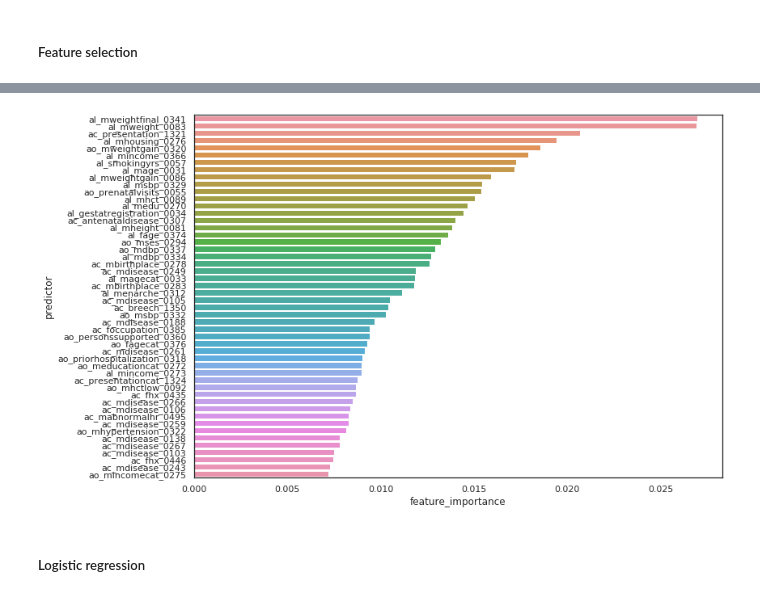
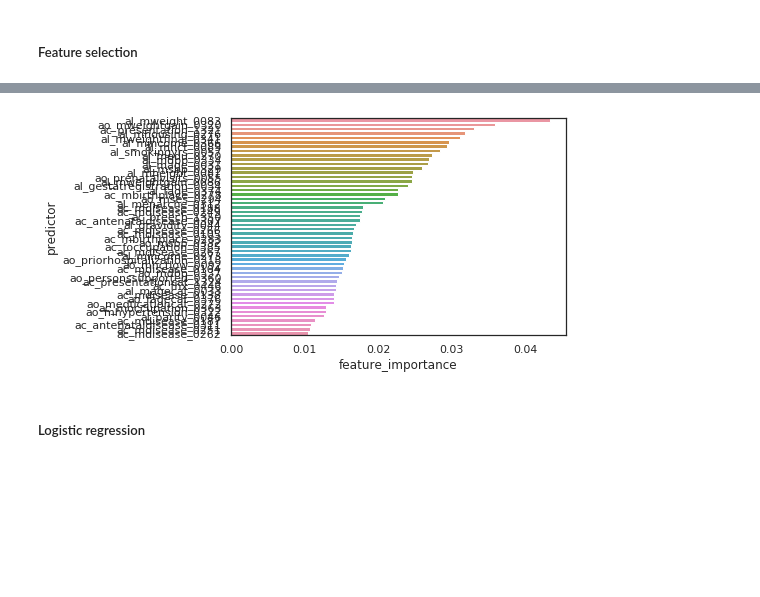
Before and after one commit to MRCIEU/hie-ml, a Jupyter notebook: HIE_ML.ipynb, the cells around one changed output, grey strips where cells are left out. Drawn from its saved outputs; the diff is of its cells as text; code cells hidden in the pictures; blank space fills up the shorter version.

```diff
--- a/HIE_ML.ipynb
+++ b/HIE_ML.ipynb
@@ -39,10 +45,10 @@ Successfully installed cachetools-3.1.1 gast-0.2.2 google-auth-1.7.0 google-auth
 def get_feature_importance(pred, out):
     # fit RF with all variables using five-fold CV
     clf = RandomForestClassifier(random_state=0, n_estimators=100)
-    scores = cross_val_score(clf, pred, out.values.ravel(), cv=5, scoring='roc_auc')
+    scores = cross_val_score(clf, pred.to_numpy(), out.to_numpy(), cv=5, scoring='roc_auc')
 
     # get feature importance measures
-    clf.fit(pred, out.values.ravel())
+    clf.fit(pred, out.to_numpy())
     fi = pd.DataFrame(data={'predictor' : pred.columns, 'feature_importance': clf.feature_importances_})
 
     return fi
@@ -86,22 +92,12 @@ def fit_nn(model, x_train, y_train, x_test, y_test):
     print("ROC AUC: {}\nBrier loss: {}".format(np.round(roc_auc, 3), np.round(brier_loss, 3)))
 
     return y_test_pred
-# %%
-def recursive_feature_elimination_rf(train_x, train_y, test_x, test_y):
-    clf = RandomForestClassifier(random_state=0, n_estimators=100)
-    rfecv = RFECV(estimator=clf, cv=5, scoring='roc_auc', n_jobs=24)
-    rfecv.fit(train_x, train_y.values.ravel())
-
-    print("Optimal number of features : %d" % rfecv.n_features_)
-
-    # Plot number of features VS. cross-validation scores
-    plt.figure()
-    plt.xlabel("Number of features selected")
-    plt.ylabel("Cross validation score (roc auc)")
-    plt.plot(range(1, len(rfecv.grid_scores_) + 1), rfecv.grid_scores_)
-    plt.show()
-
-    return train_x[train_x.columns[rfecv.support_]], train_y, test_x[train_x.columns[rfecv.support_]], test_y
+# %%
+def recursive_feature_elimination_rf(train_x, train_y, test_x, test_y):
+    estimator = RandomForestClassifier(random_state=0, n_estimators=100)
+    selector = RFE(estimator, 50, step=1)
+    selector = selector.fit(train_x.to_numpy(), train_y.to_numpy())
+    return train_x[train_x.columns[selector.support_]], train_y, test_x[train_x.columns[selector.support_]], test_y
 # %%
 def process_data(df, numeric_features, means, stds):
 
@@ -203,9 +196,9 @@ Optimal number of features : 134
 # %%
-# plot top 50 feature importance measures for variables that contribute to the model
+# plot top feature importance measures for variables that contribute to the model
 fi = get_feature_importance(train_x, train_y)
-ax = sns.barplot(y='predictor', x="feature_importance", data=fi.sort_values('feature_importance', ascending=False).head(50))
+ax = sns.barplot(y='predictor', x="feature_importance", data=fi.sort_values('feature_importance', ascending=False))
 # %% [output]
-[figure, old version]
+[figure, new version]
 # %% [markdown]
 ##### Logistic regression
 # %%
```
Also changed, not shown: parts of 10 cells of this notebook.
